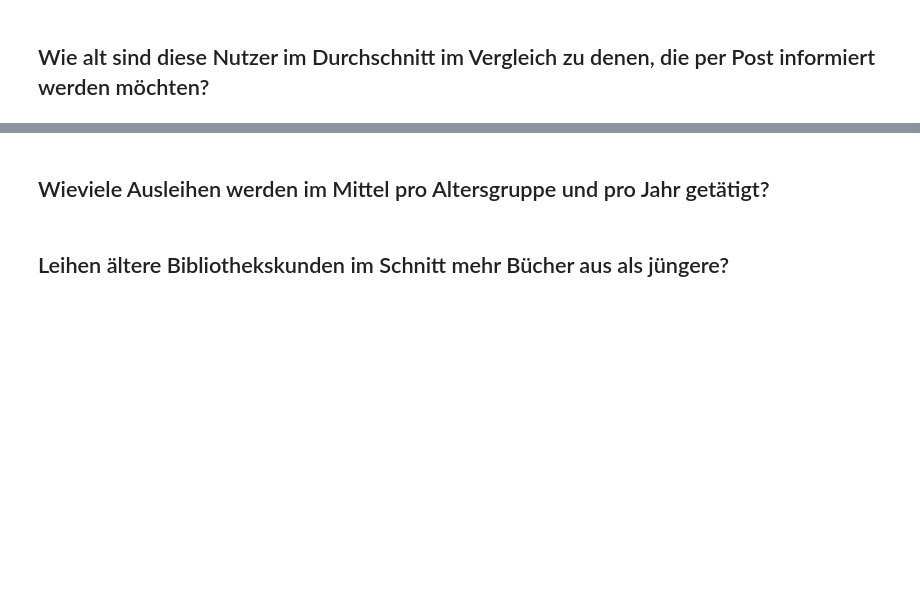
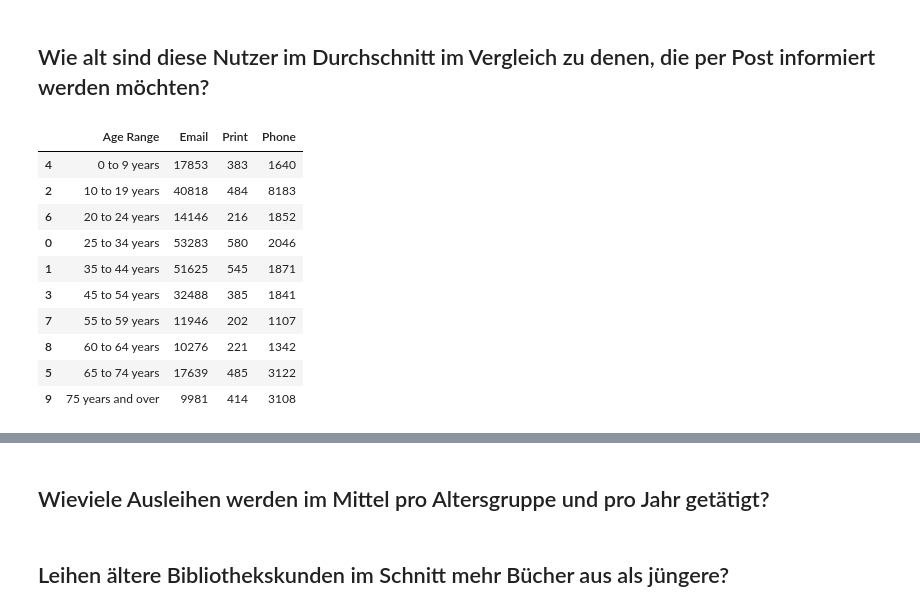
Before and after one commit to U-Mehringer/2022-2023-Data_Librarian_Ulrike_Mehringer, a Jupyter notebook: Modul_3/notebooks/3_Projektaufgabe.ipynb, the cells around one changed output, grey strips where cells are left out. Saved outputs shown, nothing was run; the diff lists cells and outputs as text; code cells hidden in the pictures; blank space fills up the shorter version.

```diff
--- a/Modul_3/notebooks/3_Projektaufgabe.ipynb
+++ b/Modul_3/notebooks/3_Projektaufgabe.ipynb
@@ -95,2 +89,30 @@ sns.catplot(y='Age Range',hue='Notice Preference Definition',data=df,kind='count
 # %% [markdown]
 ## Wie alt sind diese Nutzer im Durchschnitt im Vergleich zu denen, die per Post informiert werden möchten?
+# %%
+email_df = df.loc[row_filter_email]
+post_df = df.loc[row_filter_post]
+phone_df = df.loc[row_filter_phone]
+email_df = email_df.rename(columns={'Age Range':'Email'})
+post_df = post_df.rename(columns={'Age Range':'Print'})
+phone_df = phone_df.rename(columns={'Age Range':'Phone'})
+
+e = email_df['Email'].value_counts()
+p = post_df['Print'].value_counts()
+t = phone_df['Phone'].value_counts()
+
+old_df = pd.concat([e,p,t],axis=1)
+old_df = old_df.rename_axis('Age Range').reset_index()
+old_df = old_df.sort_values(by=['Age Range'])
+old_df
+# %% [output]
+|  | Age Range | Email | Print | Phone |
+| 4 | 0 to 9 years | 17853 | 383 | 1640 |
+| 2 | 10 to 19 years | 40818 | 484 | 8183 |
+| 6 | 20 to 24 years | 14146 | 216 | 1852 |
+| 0 | 25 to 34 years | 53283 | 580 | 2046 |
+| 1 | 35 to 44 years | 51625 | 545 | 1871 |
+| 3 | 45 to 54 years | 32488 | 385 | 1841 |
+| 7 | 55 to 59 years | 11946 | 202 | 1107 |
+| 8 | 60 to 64 years | 10276 | 221 | 1342 |
+| 5 | 65 to 74 years | 17639 | 485 | 3122 |
+| 9 | 75 years and over | 9981 | 414 | 3108 |
```
Also changed, not shown: parts of 10 cells of this notebook.
